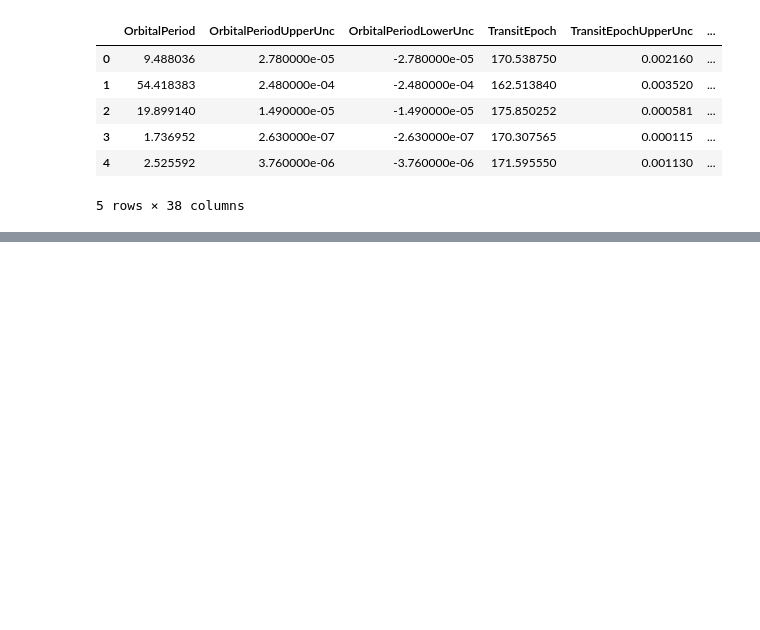
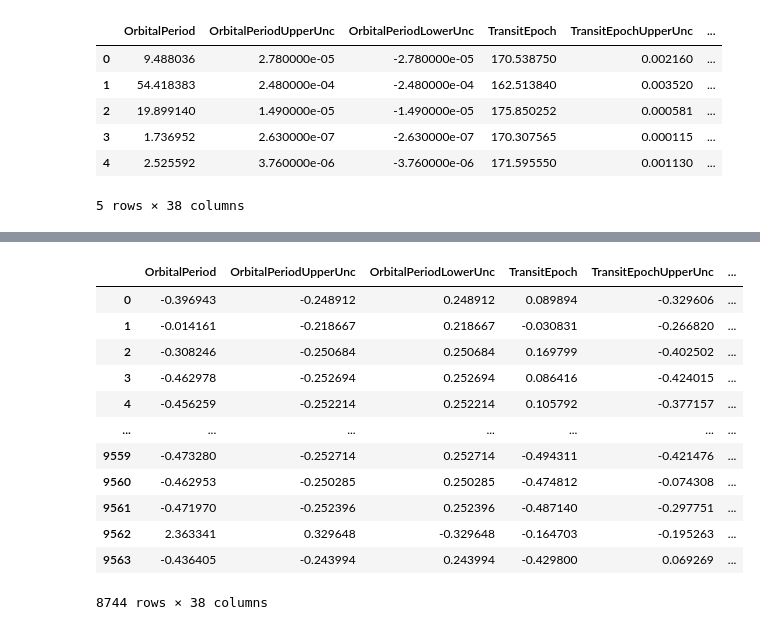
Before and after one commit to shivanshMathur07/exoplanet-detection, a Jupyter notebook: exoPD.ipynb, the cells around one changed output, grey strips where cells are left out. Drawn from its saved outputs; the diff is of its cells as text; code cells hidden in the pictures; blank space fills up the shorter version.

```diff
--- a/exoPD.ipynb
+++ b/exoPD.ipynb
@@ -251,0 +246,30 @@ selected1.plot(kind='box')
+# %%
+##Performing standardization of data
+from sklearn.preprocessing import StandardScaler
+stand_data = selected.copy()
+s_cols = ['OrbitalPeriod','OrbitalPeriodUpperUnc','OrbitalPeriodLowerUnc','TransitEpoch','TransitEpochUpperUnc',
+        'TransitEpochLowerUnc','ImpactParamete','ImpactParameterUpperUnc','ImpactParameterLowerUnc',
+        'TransitDuration','TransitDurationUpperUnc','TransitDurationLowerUnc','TransitDepth','TransitDepthLowerUnc','TransitDepthUpperUnc',
+        'PlanetaryRadius','PlanetaryRadiusUpperUnc','PlanetaryRadiusLowerUnc','EquilibriumTemperature','InsolationFlux','InsolationFluxUpperUnc',
+        'InsolationFluxLowerUnc','TransitSignal-to-Nois','TCEPlanetNumbe','StellarEffectiveTemperature','StellarEffectiveTemperatureUpperUnc',
+        'StellarEffectiveTemperatureLowerUnc','StellarSurfaceGravity','StellarSurfaceGravityUpperUnc','StellarSurfaceGravityLowerUnc','StellarRadius',
+         'StellarRadiusUpperUnc','StellarRadiusLowerUnc','RA','Dec','Kepler-band']
+for i in s_cols:
+    standard = StandardScaler().fit(stand_data[[i]])
+    stand_data[i] = standard.transform(stand_data[[i]])
+stand_data
+# selected
+# %% [output]
+|  | OrbitalPeriod | OrbitalPeriodUpperUnc | OrbitalPeriodLowerUnc | TransitEpoch | TransitEpochUpperUnc | ... |
+| 0 | -0.396943 | -0.248912 | 0.248912 | 0.089894 | -0.329606 | ... |
+| 1 | -0.014161 | -0.218667 | 0.218667 | -0.030831 | -0.266820 | ... |
+| 2 | -0.308246 | -0.250684 | 0.250684 | 0.169799 | -0.402502 | ... |
+| 3 | -0.462978 | -0.252694 | 0.252694 | 0.086416 | -0.424015 | ... |
+| 4 | -0.456259 | -0.252214 | 0.252214 | 0.105792 | -0.377157 | ... |
+| ... | ... | ... | ... | ... | ... | ... |
+| 9559 | -0.473280 | -0.252714 | 0.252714 | -0.494311 | -0.421476 | ... |
+| 9560 | -0.462953 | -0.250285 | 0.250285 | -0.474812 | -0.074308 | ... |
+| 9561 | -0.471970 | -0.252396 | 0.252396 | -0.487140 | -0.297751 | ... |
+| 9562 | 2.363341 | 0.329648 | -0.329648 | -0.164703 | -0.195263 | ... |
+| 9563 | -0.436405 | -0.243994 | 0.243994 | -0.429800 | 0.069269 | ... |
+8744 rows × 38 columns
```
Also changed, not shown: parts of 7 cells of this notebook.
